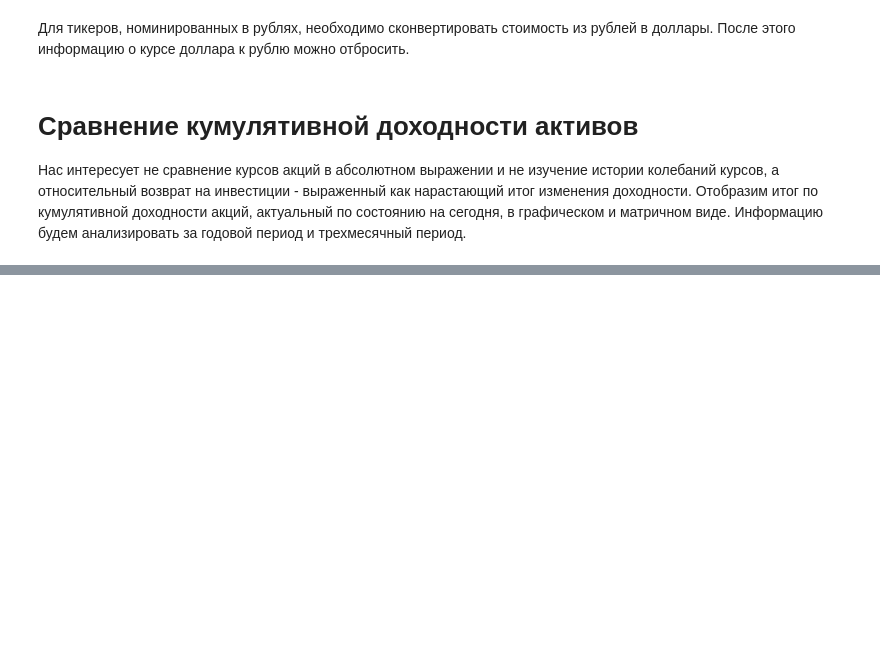
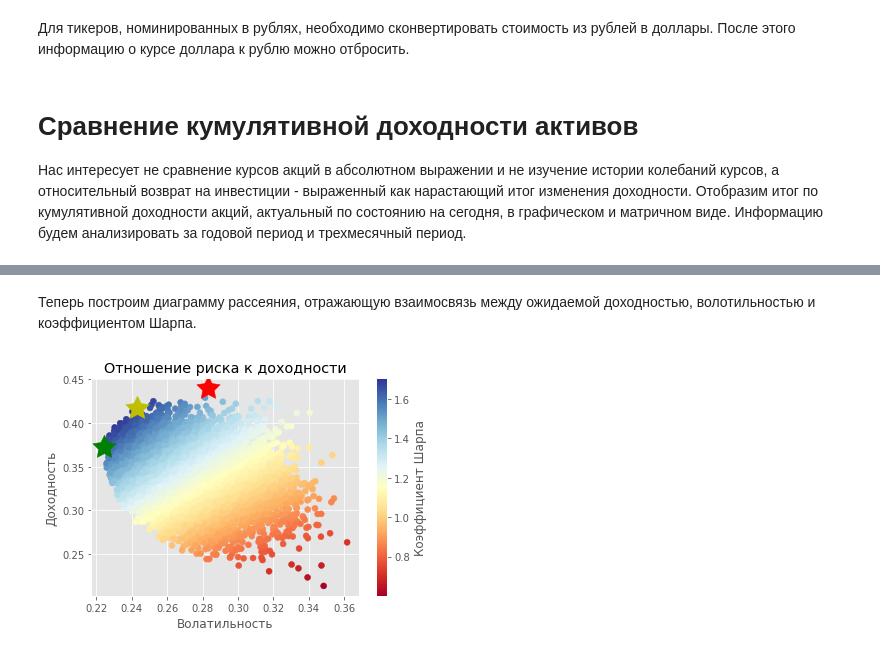
Before and after one commit to mikhpo/investment-analysis, a Jupyter notebook: portfolio_optimization.ipynb, the cells around one changed output, grey strips where cells are left out. Saved outputs shown, nothing was run; the diff lists cells and outputs as text; code cells hidden in the pictures; blank space fills up the shorter version.

```diff
--- a/portfolio_optimization.ipynb
+++ b/portfolio_optimization.ipynb
@@ -208,0 +207,5 @@ PORTFOLIO WEIGHTS:
+# %%
+# Найдем портфель с максимальным коэффициентом Шарпа.
+max_sharpe_ratio = simulations_df.iloc[simulations_df['Коэффициент Шарпа'].argmax()]
+print(f"Результат портфеля c наибольшим коэффициентом Шарпа:\n{max_sharpe_ratio[['Доходность', 'Волатильность', 'Коэффициент Шарпа']].to_string()}")
+print(f"\nСтруктура портфеля:\n{max_sharpe_ratio.drop(labels=['Доходность', 'Волатильность', 'Коэффициент Шарпа']).to_string()}")
@@ -208,0 +226,5 @@ PORTFOLIO WEIGHTS:
+# %%
+# Найдем портфель с наибольшей доходностью.
+max_returns = simulations_df.iloc[simulations_df['Доходность'].argmax()]
+print(f"Результат портфеля c наибольшей доходностью:\n{max_returns[['Доходность', 'Волатильность', 'Коэффициент Шарпа']].to_string()}")
+print(f"\nСтруктура портфеля:\n{max_returns.drop(labels=['Доходность', 'Волатильность', 'Коэффициент Шарпа']).to_string()}")
@@ -208,0 +245,5 @@ PORTFOLIO WEIGHTS:
+# %%
+# Найдем портфель с наименьшей волатильностью.
+min_volatility = simulations_df.iloc[simulations_df['Волатильность'].argmin()]
+print(f"Результат портфеля c наименьшей волатильностью:\n{min_volatility[['Доходность', 'Волатильность', 'Коэффициент Шарпа']].to_string()}")
+print(f"\nСтруктура портфеля:\n{min_volatility.drop(labels=['Доходность', 'Волатильность', 'Коэффициент Шарпа']).to_string()}")
@@ -208,0 +264,45 @@ PORTFOLIO WEIGHTS:
+# %% [markdown]
+Теперь построим диаграмму рассеяния, отражающую взаимосвязь между ожидаемой доходностью, волотильностью и коэффициентом Шарпа.
+# %%
+plt.scatter(
+    y=simulations_df['Доходность'],
+    x=simulations_df['Волатильность'],
+    c=simulations_df['Коэффициент Шарпа'],
+    cmap='RdYlBu'
+)
+
+plt.title('Отношение риска к доходности')
+plt.colorbar(label='Коэффициент Шарпа')
+plt.xlabel('Волатильность')
+plt.ylabel('Доходность')
+
+# Максимальному коэффициенту Шарпа будет соответствовать желтая звезда.
+plt.scatter(
+    max_sharpe_ratio[1],
+    max_sharpe_ratio[0],
+    marker=(5, 1, 0),
+    color='y',
+    s=600
+)
+
+# Миминимальной волатильности будет соответствовать зеленая звезда.
+plt.scatter(
+    min_volatility[1],
+    min_volatility[0],
+    marker=(5, 1, 0),
+    color='g',
+    s=600
+)
+
+# Максимальной доходности будет соответствовать красная звезда.
+plt.scatter(
+    max_returns[1],
+    max_returns[0],
+    marker=(5, 1, 0),
+    color='r',
+    s=600
+)
+
+plt.show()
+# %% [output]
+[figure, added]
```
Also changed, not shown: parts of 14 cells of this notebook.
